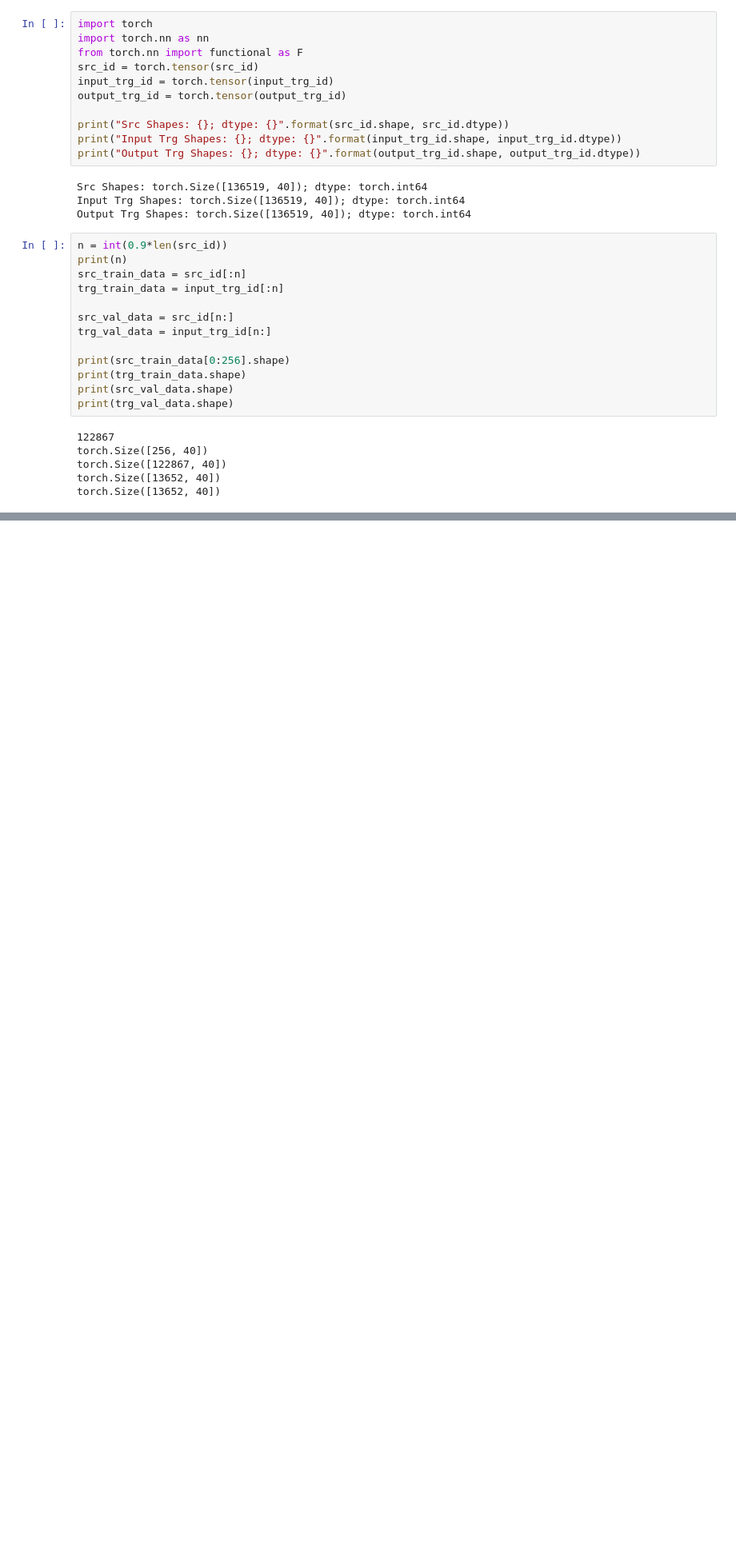
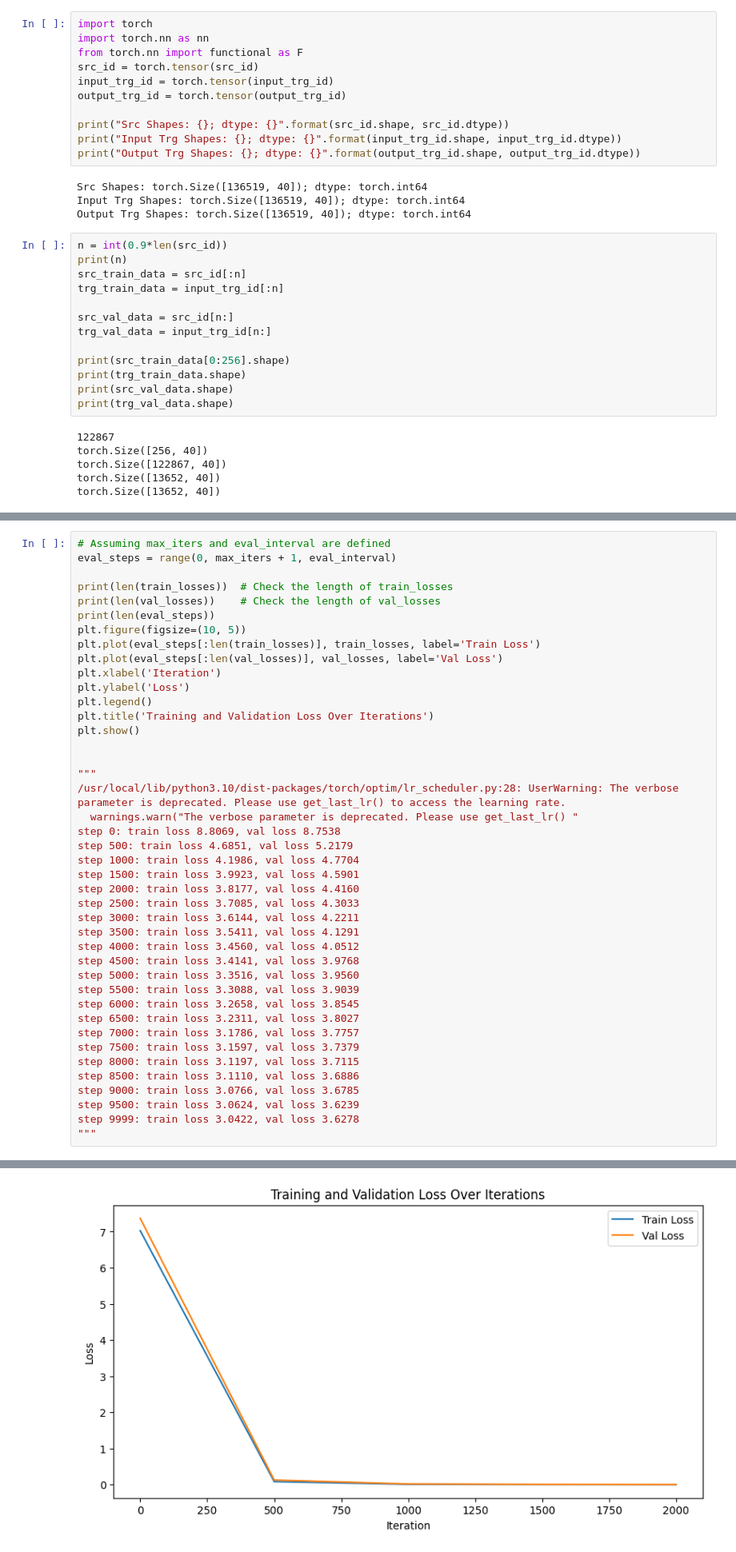
Before and after one commit to omerAtique/Eng-french-Machine-translation-using-Transformers-in-pytorch-from-scratch, a Jupyter notebook: Machine_Translation.ipynb, the cells around one changed output, grey strips where cells are left out. Shown at 80% size. Saved outputs shown, nothing was run; the diff lists cells and outputs as text; blank space fills up the shorter version.

Commit message:
20/05/2024 update training and inference

```diff
--- a/Machine_Translation.ipynb
+++ b/Machine_Translation.ipynb
@@ -685,0 +567,43 @@ O that mufflest than
+# %%
+# Assuming max_iters and eval_interval are defined
+eval_steps = range(0, max_iters + 1, eval_interval)
+
+print(len(train_losses))  # Check the length of train_losses
+print(len(val_losses))    # Check the length of val_losses
+print(len(eval_steps))
+plt.figure(figsize=(10, 5))
+plt.plot(eval_steps[:len(train_losses)], train_losses, label='Train Loss')
+plt.plot(eval_steps[:len(val_losses)], val_losses, label='Val Loss')
+plt.xlabel('Iteration')
+plt.ylabel('Loss')
+plt.legend()
+plt.title('Training and Validation Loss Over Iterations')
+plt.show()
+
+
+"""
+/usr/local/lib/python3.10/dist-packages/torch/optim/lr_scheduler.py:28: UserWarning: The verbose parameter is deprecated. Please use get_last_lr() to access the learning rate.
+  warnings.warn("The verbose parameter is deprecated. Please use get_last_lr() "
+step 0: train loss 8.8069, val loss 8.7538
+step 500: train loss 4.6851, val loss 5.2179
+step 1000: train loss 4.1986, val loss 4.7704
+step 1500: train loss 3.9923, val loss 4.5901
+step 2000: train loss 3.8177, val loss 4.4160
+step 2500: train loss 3.7085, val loss 4.3033
+step 3000: train loss 3.6144, val loss 4.2211
+step 3500: train loss 3.5411, val loss 4.1291
+step 4000: train loss 3.4560, val loss 4.0512
+step 4500: train loss 3.4141, val loss 3.9768
+step 5000: train loss 3.3516, val loss 3.9560
+step 5500: train loss 3.3088, val loss 3.9039
+step 6000: train loss 3.2658, val loss 3.8545
+step 6500: train loss 3.2311, val loss 3.8027
+step 7000: train loss 3.1786, val loss 3.7757
+step 7500: train loss 3.1597, val loss 3.7379
+step 8000: train loss 3.1197, val loss 3.7115
+step 8500: train loss 3.1110, val loss 3.6886
+step 9000: train loss 3.0766, val loss 3.6785
+step 9500: train loss 3.0624, val loss 3.6239
+step 9999: train loss 3.0422, val loss 3.6278
+"""
+# %% [output]
@@ -685,0 +613 @@ O that mufflest than
+[figure, added]
```
Also changed, not shown: parts of 11 cells of this notebook.
